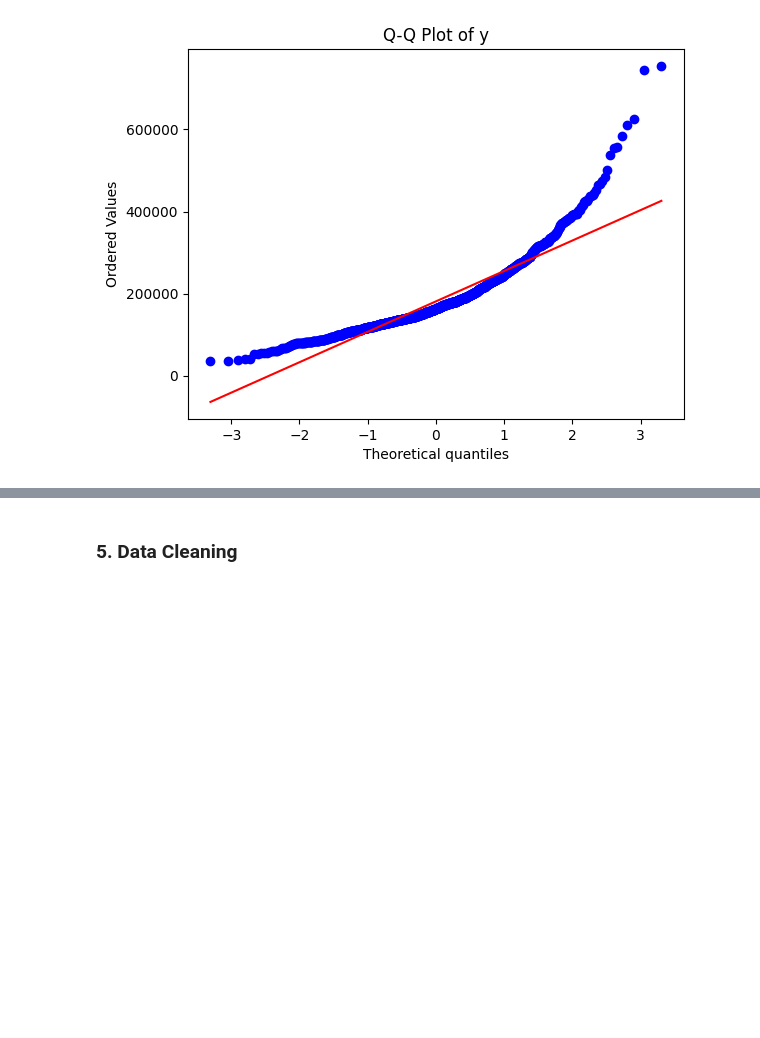
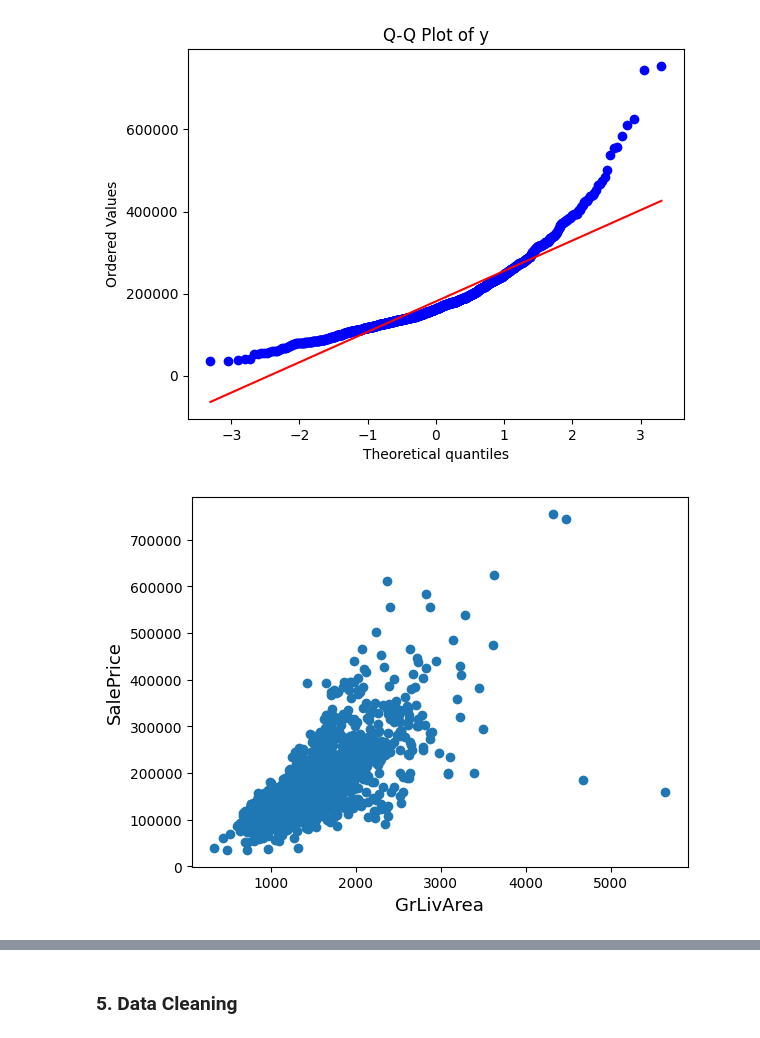
Before and after one commit to FPtecno/kaggle-competitions-FP, a Jupyter notebook: Housing_prices_FP/Final_Project_Housing_prices_FP.ipynb, the cells around one changed output, grey strips where cells are left out. Saved outputs shown, nothing was run; the diff lists cells and outputs as text; code cells hidden in the pictures; blank space fills up the shorter version.

```diff
--- a/Housing_prices_FP/Final_Project_Housing_prices_FP.ipynb
+++ b/Housing_prices_FP/Final_Project_Housing_prices_FP.ipynb
@@ -58 +104,8 @@ def basic_eda_info (df, name='DataFrame'):
+# %%
+def compare_bivariate (variable_x, y):
+    fig, ax = plt.subplots()
+    ax.scatter(variable_x, y)
+    plt.ylabel('SalePrice', fontsize=13)
+    plt.xlabel('GrLivArea', fontsize=13)
+    plt.show()
 # %%
@@ -189,5 +136,10 @@ y_distribution(train_data['SalePrice'])
 # %% [output]
 [figure]
 [figure]
+# %%
+compare_bivariate(train_data['GrLivArea'],train_data['SalePrice'])
+# Have to delete the 2 outliers (4500, 5500) because they don't follow the trend
+# %% [output]
+[figure, added]
 # %%
 # basic_eda_info(train_data)
```
Also changed, not shown: parts of 17 cells of this notebook.
